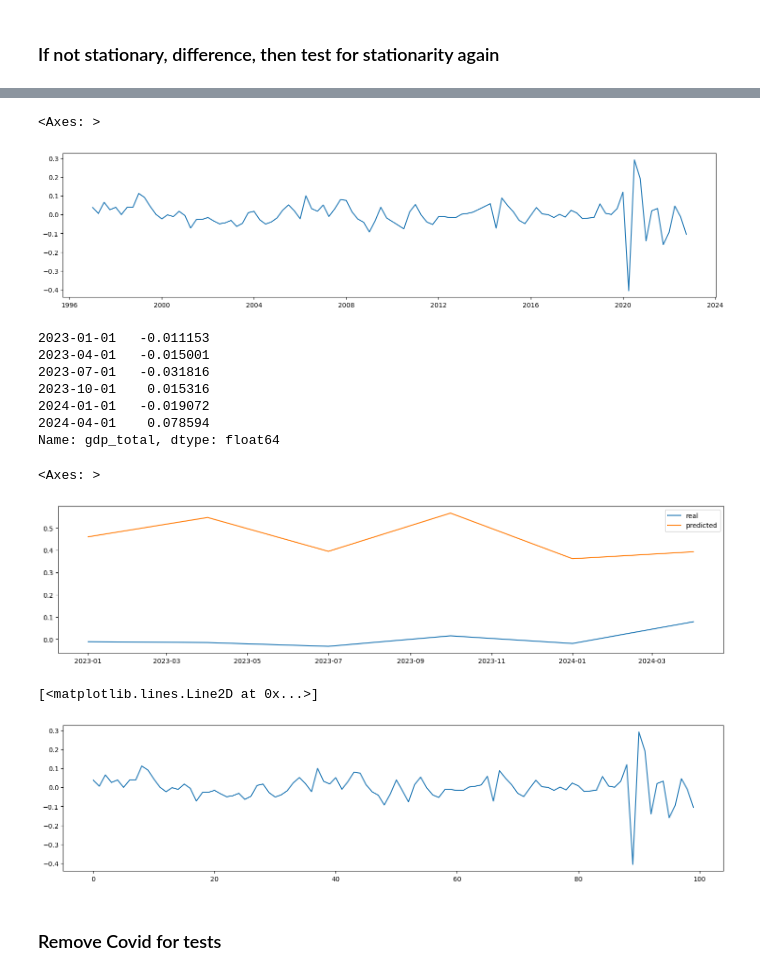
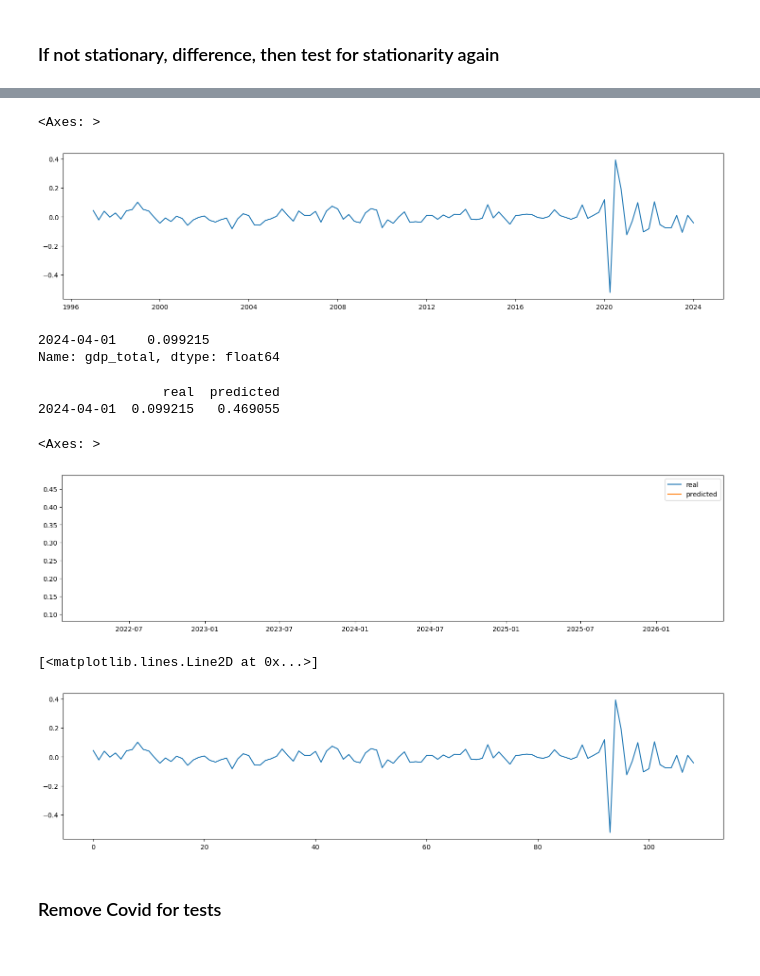
Before and after one commit to powell001/NowCast_Data_v2, a Jupyter notebook: src/a06_forecastQuarterlyData_withQuarterlyData_Lasso.ipynb, the cells around one changed output, grey strips where cells are left out. Cells and saved outputs as stored; diff of their text form; code cells hidden in the pictures.

```diff
--- a/src/a06_forecastQuarterlyData_withQuarterlyData_Lasso.ipynb
+++ b/src/a06_forecastQuarterlyData_withQuarterlyData_Lasso.ipynb
@@ -95,7 +95,6 @@ print(df1.shape)
 # scale data to make comparable
 
 def log_data(data,seasonal_only = True):
-
 
     if seasonal_only:
         df2 = np.log(data.loc[:, ~data.columns.isin(['change_supply_deseasonalized'])])
@@ -110,7 +109,7 @@ def log_data(data,seasonal_only = True):
 
     return data
 
-df1 = log_data(df1, seasonal_only=True)
+#df1 = log_data(df1, seasonal_only=True)
 # %%
 scaler = StandardScaler()
 df1_scaled = scaler.fit_transform(df1)
@@ -615,3 +625,3 @@ scaled_features_df_diff_lag
 # %%
-lassoreg(scaled_features_df_diff_lag_subset.dropna(), alpha=0.002, title='Feature Selection Based on Lasso (Selectively DIFF DATA LAGGED)')
+lasout = lassoreg(scaled_features_df_diff_lag_subset.dropna(), alpha=0.002, title='Feature Selection Based on Lasso (Selectively DIFF DATA LAGGED)')
 # %% [output]
@@ -624,13 +631,15 @@ lassoreg(scaled_features_df_diff_lag_subset.dropna(), alpha=0.002, title='Featur
 # %%
-reg1 = scaled_features_df_diff_lag[['gdp_total', 'gdp_total_lag_1', 'household_cons_deseasonalized_lag_1', 'gov_invest_deseasonalized_lag_1', 'change_supply_deseasonalized_lag_1', 'Italy_GDP_lag_1']]
+lasout1 = ['gdp_total'] + lasout
+
+reg1 = scaled_features_df_diff_lag[lasout1]
 #reg1 = scaled_features_df_diff_lag[['gdp_total', 'investments_lag_1', 'household_cons_deseasonalized_lag_1', 'gov_invest_deseasonalized_lag_1', 'Italy_GDP_lag_1']]
 reg1.to_csv("tmp.csv")
 #reg1 = scaled_features_df_diff_lag[['random_0_lag_1', 'random_1_lag_1']]
 reg1.dropna(inplace=True)
 
-import statsmodels.api as sm
-
-test_train_split = 100
+########################
+test_train_split = 109
+########################
 
 X = reg1.iloc[0:test_train_split, 1:]
 X = sm.add_constant(X)
@@ -679,7 +688,7 @@ Notes:
 results.resid.plot()
 # %% [output]
 <Axes: >
-[figure, old version]
+[figure, new version]
 # %%
 ypred = results.predict(X)
 Xnew = reg1.iloc[test_train_split:, 1:]
@@ -687,27 +696,26 @@ Xnew[['const']] = 1
 # %%
 reg1.iloc[test_train_split:, 0]
 # %% [output]
-2023-01-01   -0.011153
-2023-04-01   -0.015001
-2023-07-01   -0.031816
-2023-10-01    0.015316
-2024-01-01   -0.019072
-2024-04-01    0.078594
+2024-04-01    0.099215
 Name: gdp_total, dtype: float64
 # %%
 
 ynewpred = results.predict(Xnew)  # predict out of sample
 
 # plot real and predicted values
-pd.DataFrame({'real': reg1.iloc[test_train_split:, 0], 'predicted': ynewpred}).plot()
+df_pred = pd.DataFrame({'real': reg1.iloc[test_train_split:, 0], 'predicted': ynewpred})
+print(df_pred)
+df_pred.plot()
 # %% [output]
-<Axes: >
+                real  predicted
+2024-04-01  0.099215   0.469055
+<Axes: >
-[figure, old version]
+[figure, new version]
 # %%
 plt.plot(np.arange(0,(len(results.resid))), results.resid)
 # %% [output]
 [<matplotlib.lines.Line2D at 0x...>]
-[figure, old version]
+[figure, new version]
 # %% [markdown]
 ### Remove Covid for tests
 # %%
```
Also changed, not shown: parts of 23 cells of this notebook.
